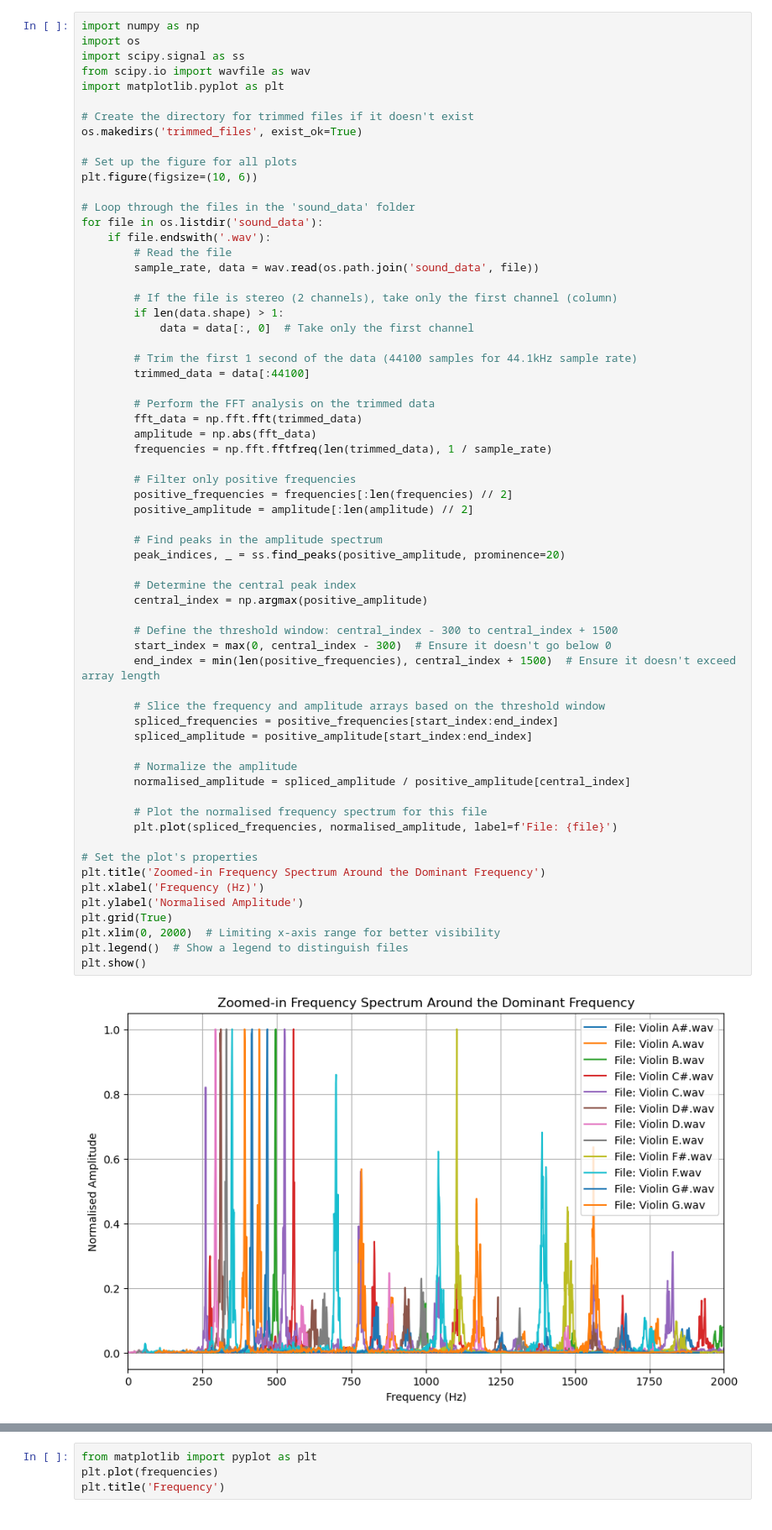
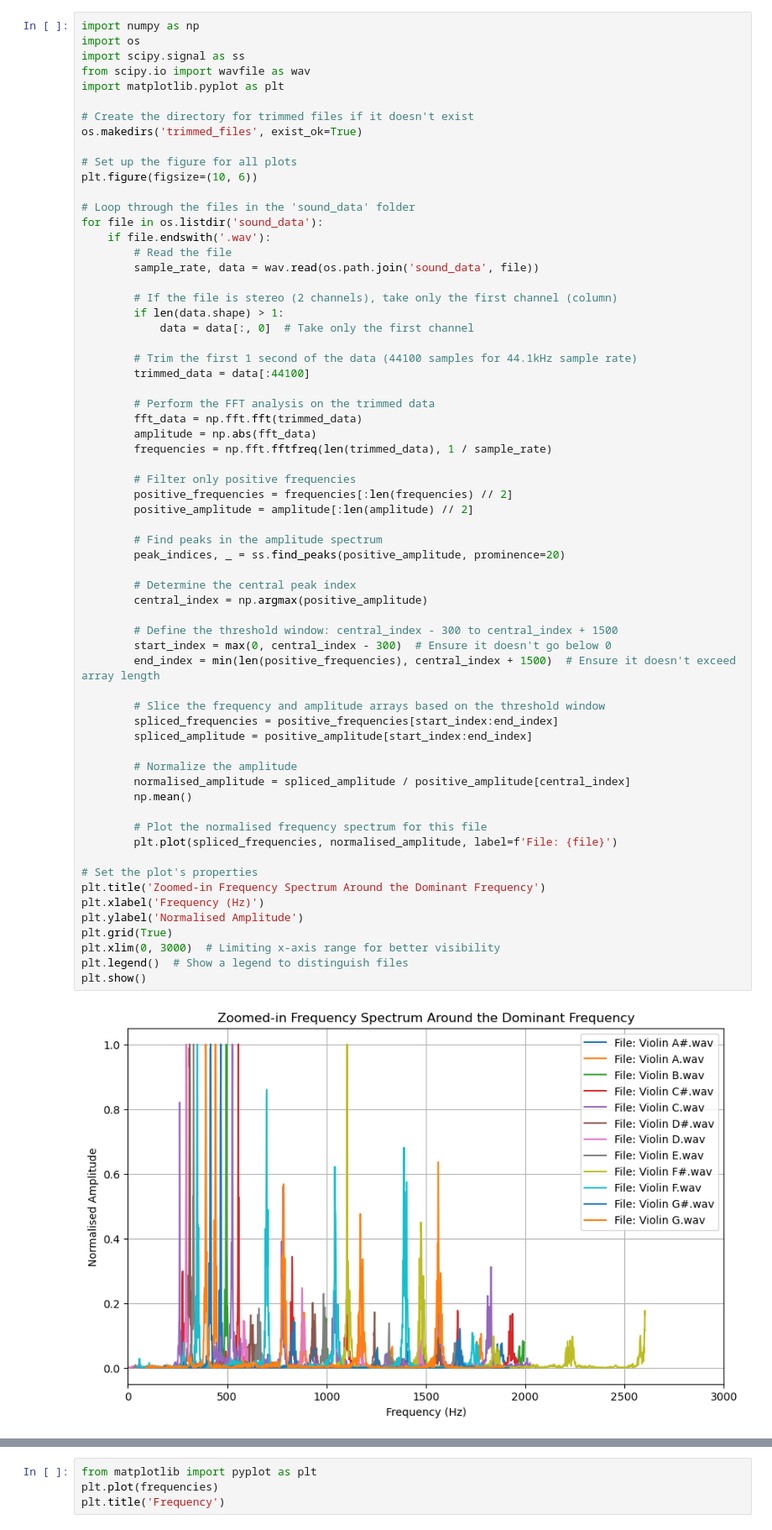
Before and after one commit to SPS-SP2273/learning-portfolio-2025-january-eggvoki, a Jupyter notebook: App challenge (learn pandas)/ Violin 12 notes attempt.ipynb, the cells around one changed output, grey strips where cells are left out. Shown at 84% size. Drawn from its saved outputs; the diff is of its cells as text.

```diff
--- a/App challenge (learn pandas)/ Violin 12 notes attempt.ipynb
+++ b/App challenge (learn pandas)/ Violin 12 notes attempt.ipynb
@@ -34,32 +34,33 @@ for file in os.listdir('sound_data'):
         positive_amplitude = amplitude[:len(amplitude) // 2]
 
         # Find peaks in the amplitude spectrum
         peak_indices, _ = ss.find_peaks(positive_amplitude, prominence=20)
 
         # Determine the central peak index
         central_index = np.argmax(positive_amplitude)
 
         # Define the threshold window: central_index - 300 to central_index + 1500
         start_index = max(0, central_index - 300)  # Ensure it doesn't go below 0
         end_index = min(len(positive_frequencies), central_index + 1500)  # Ensure it doesn't exceed array length
 
         # Slice the frequency and amplitude arrays based on the threshold window
         spliced_frequencies = positive_frequencies[start_index:end_index]
         spliced_amplitude = positive_amplitude[start_index:end_index]
 
         # Normalize the amplitude
         normalised_amplitude = spliced_amplitude / positive_amplitude[central_index]
+        np.mean()
 
         # Plot the normalised frequency spectrum for this file
         plt.plot(spliced_frequencies, normalised_amplitude, label=f'File: {file}')
 
 # Set the plot's properties
 plt.title('Zoomed-in Frequency Spectrum Around the Dominant Frequency')
 plt.xlabel('Frequency (Hz)')
 plt.ylabel('Normalised Amplitude')
 plt.grid(True)
-plt.xlim(0, 2000)  # Limiting x-axis range for better visibility
+plt.xlim(0, 3000)  # Limiting x-axis range for better visibility
 plt.legend()  # Show a legend to distinguish files
 plt.show()
 # %% [output]
-[figure, old version]
+[figure, new version]
```
Also changed, not shown: parts of 1 cell of this notebook, 49 other files.
